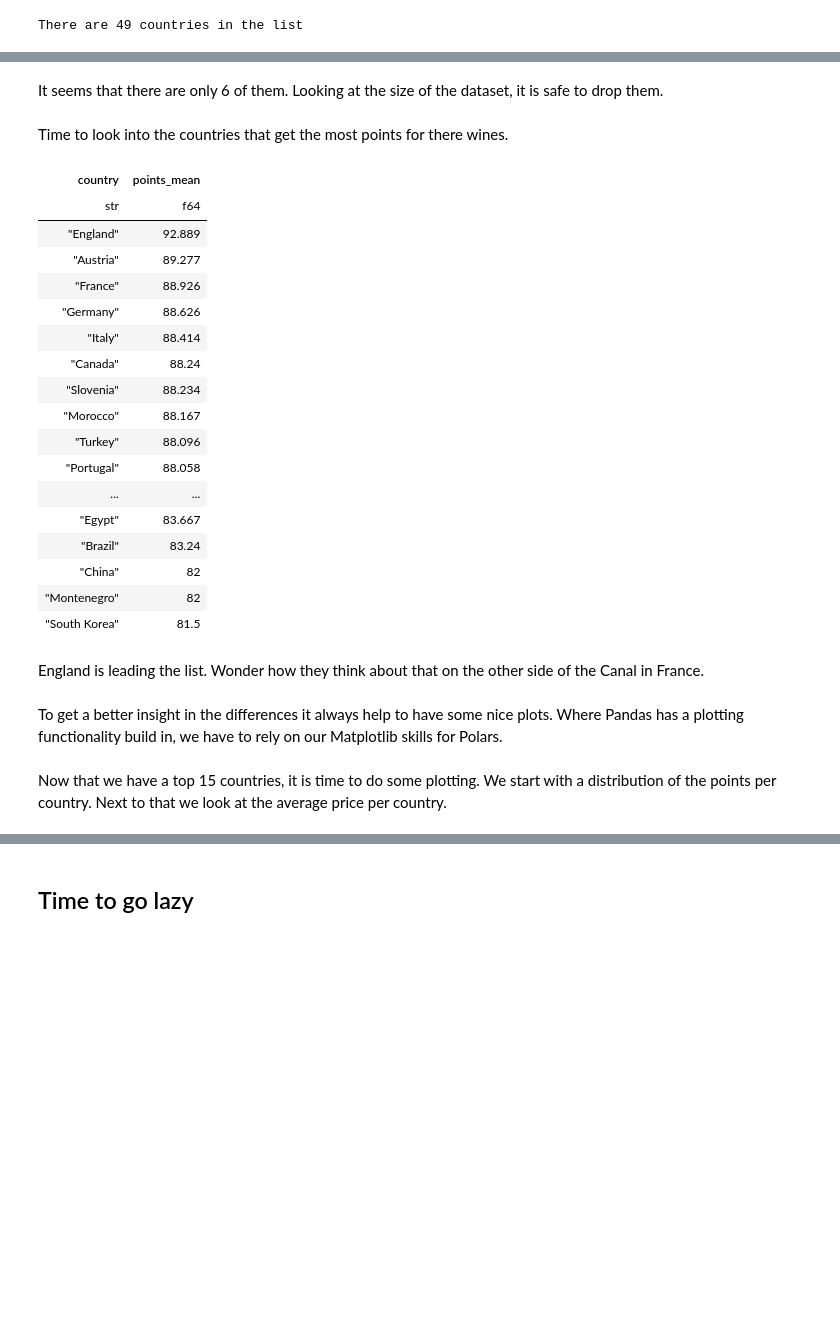
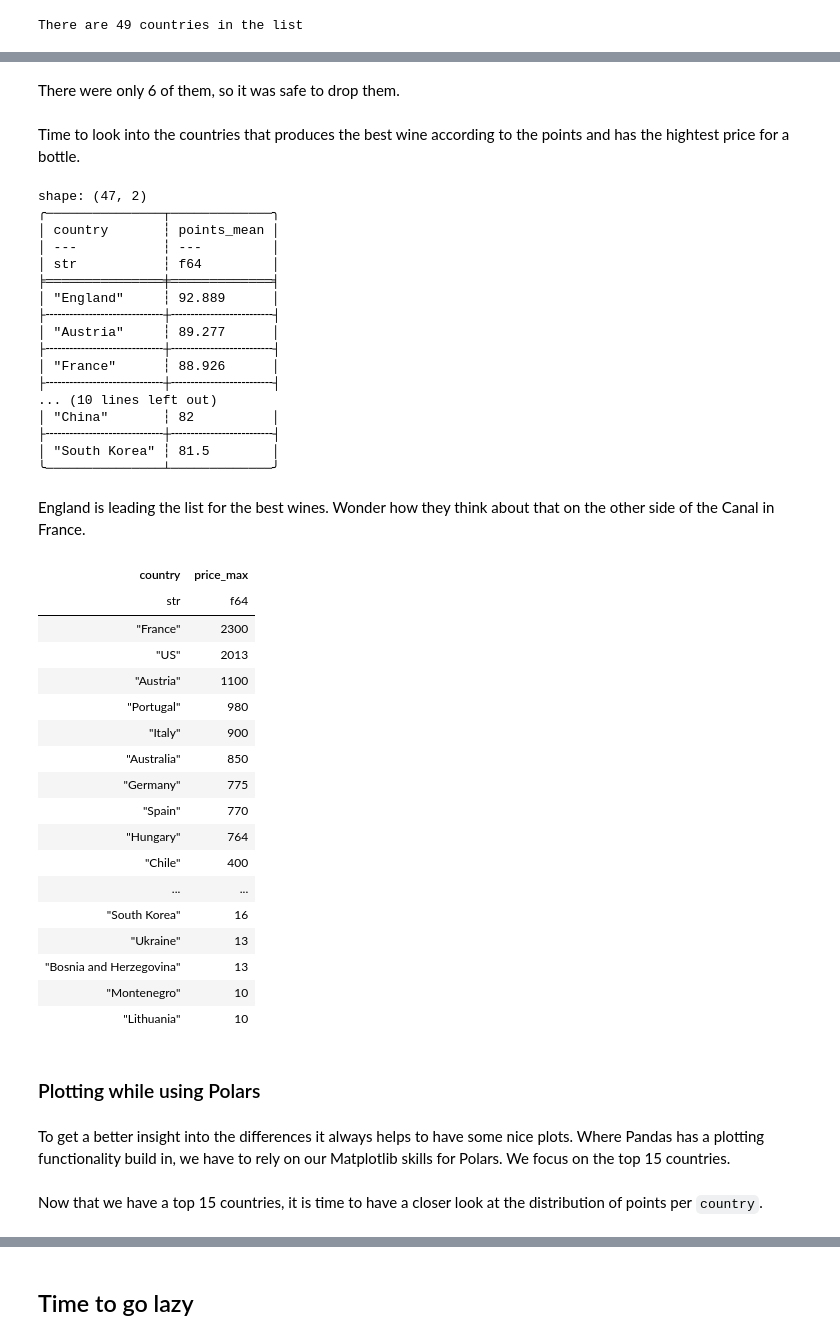
Before and after one commit to r-brink/polars-tutorial, a Jupyter notebook: polars-tutorial.ipynb, the cells around one changed output, grey strips where cells are left out. Saved outputs shown, nothing was run; the diff lists cells and outputs as text; code cells hidden in the pictures; blank space fills up the shorter version.

```diff
--- a/polars-tutorial.ipynb
+++ b/polars-tutorial.ipynb
@@ -148,44 +194,66 @@ data[(data['country'] == '') | (data['country'] == 'US-France')]
 | 135696 | "" | "From first sniff to last, the no... | "Piedra Feliz" | 81 | "" | "" | "" | "Pinot Noir" | "Chilcas" | 15 |
 | 144054 | "US-France" | "Defies categorization, in more w... | "" | 88 | "Santa Barbara County-Condrieu" | "" | "" | "Viognier" | "Deux C" | 50 |
 # %% [markdown]
-It seems that there are only 6 of them. Looking at the size of the dataset, it is safe to drop them.
+There were only 6 of them, so it was safe to drop them.
 # %%
 data = data[(data['country'] != '') & (data['country'] != 'US-France')]
 # %% [markdown]
-Time to look into the countries that get the most points for there wines.
+Time to look into the countries that produces the best wine according to the points and has the hightest price for a bottle.
 # %%
 # We group by country, select the `points` variable and call the mean to see the average number of points. After that we sort the list by 'average points'.
-data.groupby('country').select('points').mean().sort(by_column='points_mean', reverse=True)
+print(data.groupby('country').select('points').mean().sort(by_column='points_mean', reverse=True))
 # %% [output]
-| country | points_mean |
-| str | f64 |
-| "England" | 92.889 |
-| "Austria" | 89.277 |
-| "France" | 88.926 |
-| "Germany" | 88.626 |
-| "Italy" | 88.414 |
-| "Canada" | 88.24 |
-| "Slovenia" | 88.234 |
-| "Morocco" | 88.167 |
-| "Turkey" | 88.096 |
-| "Portugal" | 88.058 |
-| ... | ... |
-| "Egypt" | 83.667 |
-| "Brazil" | 83.24 |
-| "China" | 82 |
-| "Montenegro" | 82 |
-| "South Korea" | 81.5 |
+shape: (47, 2)
+╭───────────────┬─────────────╮
+│ country       ┆ points_mean │
+│ ---           ┆ ---         │
+│ str           ┆ f64         │
+╞═══════════════╪═════════════╡
+│ "England"     ┆ 92.889      │
+├╌╌╌╌╌╌╌╌╌╌╌╌╌╌╌┼╌╌╌╌╌╌╌╌╌╌╌╌╌┤
+│ "Austria"     ┆ 89.277      │
+├╌╌╌╌╌╌╌╌╌╌╌╌╌╌╌┼╌╌╌╌╌╌╌╌╌╌╌╌╌┤
+│ "France"      ┆ 88.926      │
+├╌╌╌╌╌╌╌╌╌╌╌╌╌╌╌┼╌╌╌╌╌╌╌╌╌╌╌╌╌┤
+... (10 lines left out)
+│ "China"       ┆ 82          │
+├╌╌╌╌╌╌╌╌╌╌╌╌╌╌╌┼╌╌╌╌╌╌╌╌╌╌╌╌╌┤
+│ "South Korea" ┆ 81.5        │
+╰───────────────┴─────────────╯
 # %% [markdown]
-England is leading the list. Wonder how they think about that on the other side of the Canal in France.
+England is leading the list for the best wines. Wonder how they think about that on the other side of the Canal in France.
+# %%
+data.groupby('country').select('price').max().sort(by_column='price_max', reverse=True)
+# %% [output]
+| country | price_max |
+| str | f64 |
+| "France" | 2300 |
+| "US" | 2013 |
+| "Austria" | 1100 |
+| "Portugal" | 980 |
+| "Italy" | 900 |
+| "Australia" | 850 |
+| "Germany" | 775 |
+| "Spain" | 770 |
+| "Hungary" | 764 |
+| "Chile" | 400 |
+| ... | ... |
+| "South Korea" | 16 |
+| "Ukraine" | 13 |
+| "Bosnia and Herzegovina" | 13 |
+| "Montenegro" | 10 |
+| "Lithuania" | 10 |
+# %% [markdown]
+### Plotting while using Polars
 # %% [markdown]
-To get a better insight in the differences it always help to have some nice plots. Where Pandas has a plotting functionality build in, we have to rely on our Matplotlib skills for Polars.
+To get a better insight into the differences it always helps to have some nice plots. Where Pandas has a plotting functionality build in, we have to rely on our Matplotlib skills for Polars. We focus on the top 15 countries.
 # %%
 # Get a list of the top 15 countries by taking the first 15 rows of the groupby that we did earlier
 top_15_countries = data.groupby('country').select('points').mean().sort(by_column='points_mean', reverse=True)[:15][0]
 # %%
 df_top15 = pl.DataFrame({'country': top_15_countries}).join(data, on='country', how='left')
 # %% [markdown]
-Now that we have a top 15 countries, it is time to do some plotting. We start with a distribution of the points per country. Next to that we look at the average price per country.
+Now that we have a top 15 countries, it is time to have a closer look at the distribution of points per `country`.
 # %%
 fig, ax = plt.subplots(figsize=(15, 5))
 
```
Also changed, not shown: parts of 37 cells of this notebook, 1 other file.
